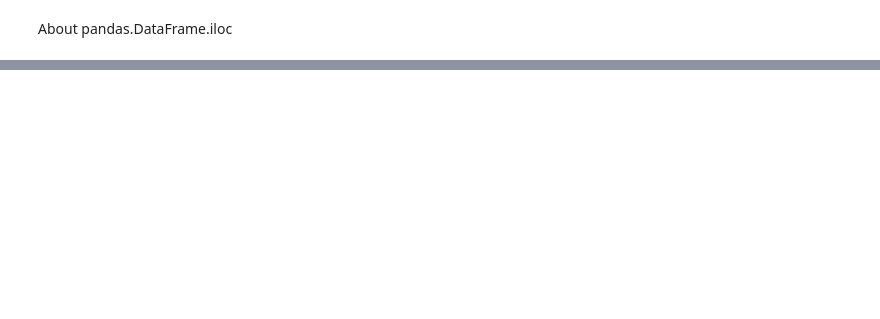
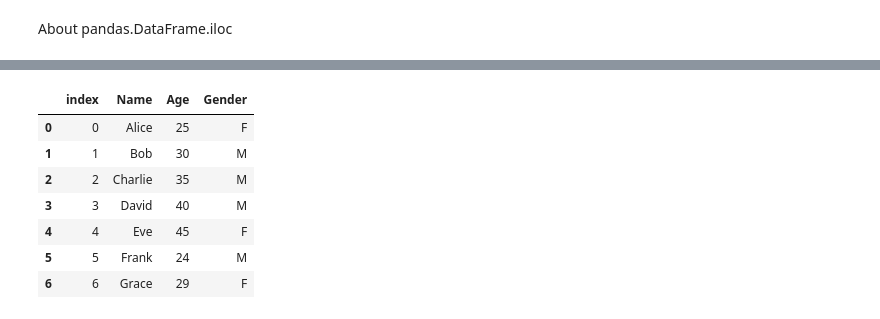
Before and after one commit to lightrao/housing-prices-predict-ml3-c2, a Jupyter notebook: playground.ipynb, the cells around one changed output, grey strips where cells are left out. Drawn from its saved outputs; the diff is of its cells as text; code cells hidden in the pictures; blank space fills up the shorter version.

```diff
--- a/playground.ipynb
+++ b/playground.ipynb
@@ -6,27 +6,52 @@ import pandas as pd
 # Create a DataFrame with some data
 data = pd.DataFrame(
     {
-        "Name": ["Alice", "Bob", "Charlie", "David", "Eve"],
-        "Age": [25, 30, 35, 40, 45],
-        "Gender": ["F", "M", "M", "M", "F"],
+        "Name": [
+            "Alice",
+            "Bob",
+            "Charlie",
+            "David",
+            "Eve",
+            "Frank",
+            "Grace",
+        ],
+        "Age": [
+            25,
+            30,
+            35,
+            40,
+            45,
+            24,
+            29,
+        ],
+        "Gender": [
+            "F",
+            "M",
+            "M",
+            "M",
+            "F",
+            "M",
+            "F",
+        ],
     }
 )
 
+
 # Print the DataFrame
-print(data)
+print(data, "\n")
 
 # Select the first row using iloc
-print(data.iloc[0])
+print(data.iloc[0], "\n")
 
 # Select the value at the third row and second column using iloc
-print(data.iloc[2, 1])
+print(data.iloc[2, 1], "\n")
 
 # Select all the values in the first column using iloc
-print(data.iloc[:, 0])
+print(data.iloc[:, 0], "\n")
 
 # Select the rows with indices 0, 2, and 4 using iloc
 # print(data.iloc[[0, 2, 4], :])
-print(data.iloc[[0, 2, 4]])
+print(data.iloc[[0, 2, 4]], "\n")
 # %% [output]
       Name  Age Gender
 0    Alice   25      F
@@ -47,0 +121,12 @@ Name: 0, dtype: object
+# %%
+data_with_id = data.reset_index()
+data_with_id
+# %% [output]
+|  | index | Name | Age | Gender |
+| 0 | 0 | Alice | 25 | F |
+| 1 | 1 | Bob | 30 | M |
+| 2 | 2 | Charlie | 35 | M |
+| 3 | 3 | David | 40 | M |
+| 4 | 4 | Eve | 45 | F |
+| 5 | 5 | Frank | 24 | M |
+| 6 | 6 | Grace | 29 | F |
```
Also changed, not shown: parts of 6 cells of this notebook, 1 other file.
